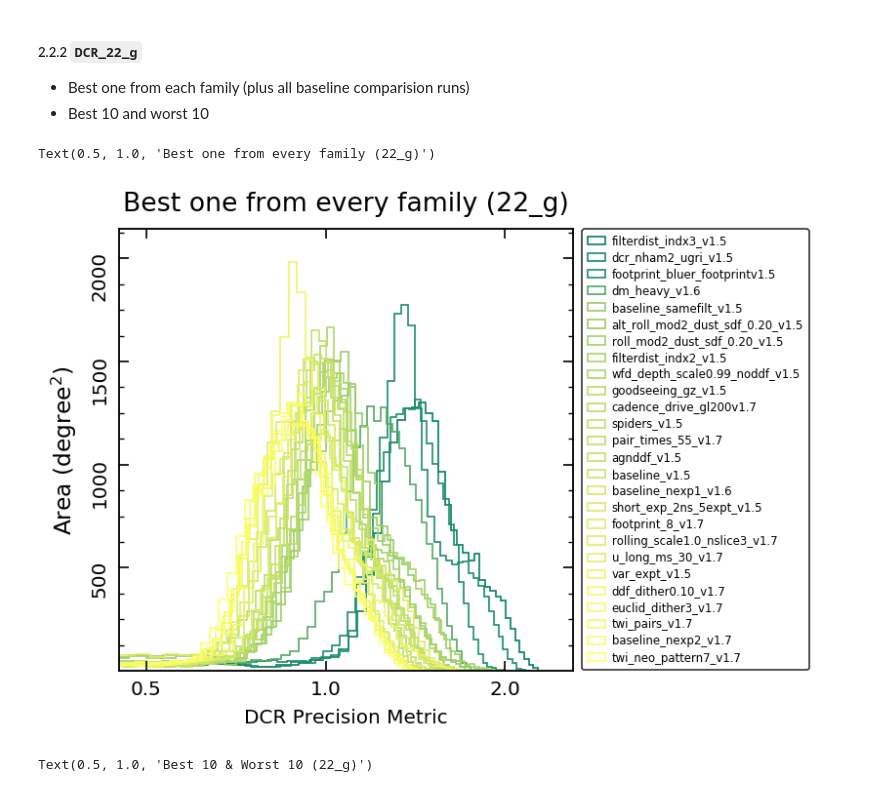
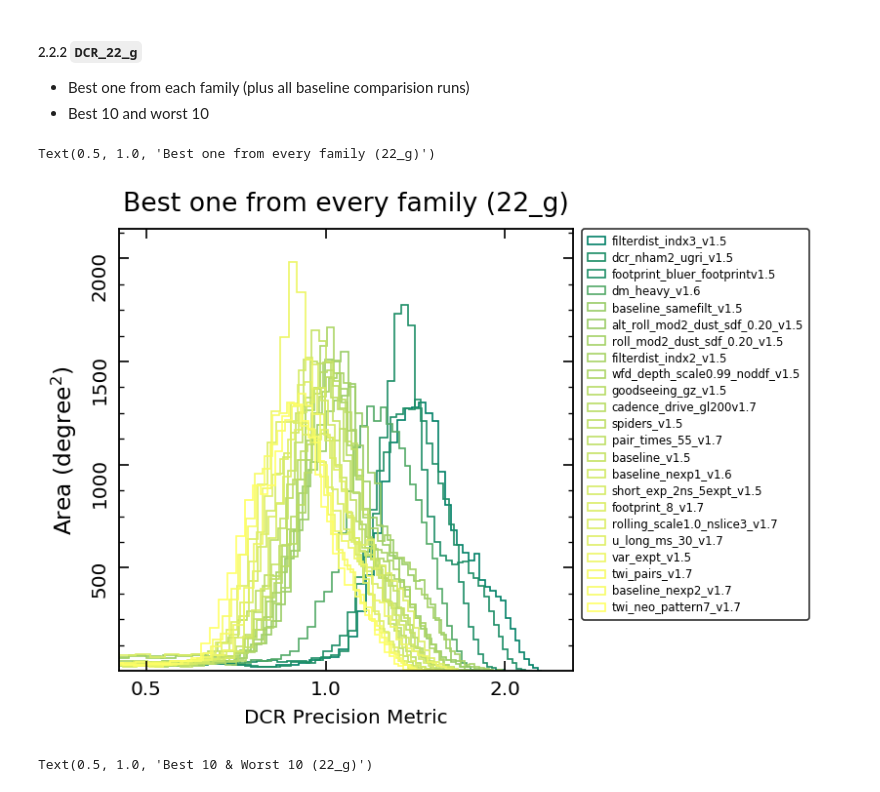
Before and after one commit to RichardsGroup/LSST_DCR, a Jupyter notebook: notebooks/03_Analyze_WFD.ipynb, the cells around one changed output. Saved outputs shown, nothing was run; the diff lists cells and outputs as text; code cells hidden in the pictures.

```diff
--- a/notebooks/03_Analyze_WFD.ipynb
+++ b/notebooks/03_Analyze_WFD.ipynb
@@ -146,6 +143,13 @@ summary_df_all.loc[summary_df_all.runName.isin(unique_comp_runs), 'family'] = 'b
 
 # sort by family
 summary_df_all = summary_df_all.sort_values('family').set_index('runName')
+# %%
+# remove ddf family
+non_ddf_rows = [row
+                for row
+                in summary_df_all.index
+                if not (('ddf' in row and 'noddf' not in row) or ('dither' in row))]
+summary_df_no_ddf = summary_df_all.loc[non_ddf_rows, :]
 # %% [markdown]
 #### 2.2 Pick the best (according to median values) from each family and plot summary/distributions
 # %%
@@ -160,11 +164,11 @@ norm_metric_g = summary_df_all.loc[norm_run, 'DCR_22_g_Median']
 # %%
 # sort by family and median
 # take the best from each family, but keep all three baselines
-best_u_family_no_baseline = summary_df_all[
-    summary_df_all.family != 'baseline'
+best_u_family_no_baseline = summary_df_no_ddf[
+    summary_df_no_ddf.family != 'baseline'
 ].sort_values(['family', 'DCR_22.15_u_Median']).drop_duplicates(subset='family')
 
-best_u_family = pd.concat([summary_df_all[summary_df_all.family == 'baseline'],
+best_u_family = pd.concat([summary_df_no_ddf[summary_df_no_ddf.family == 'baseline'],
                            best_u_family_no_baseline],
                           axis=0).sort_values('DCR_22.15_u_Median')
 
@@ -217,16 +221,16 @@ Text(0.5, 1.0, 'Best one from every family (22.15_u)')
 fig, ax = plt.subplots(1, 1, figsize=(5, 5), dpi=120)
 
 # resort by metric value
-summary_df_all = summary_df_all.sort_values('DCR_22.15_u_Median')
+summary_df_no_ddf = summary_df_no_ddf.sort_values('DCR_22.15_u_Median')
 
 # create normalization object
-uNormAll = mpl.colors.Normalize(vmin=summary_df_all['DCR_22.15_u_Median'].min(),
-                              vmax=summary_df_all['DCR_22.15_u_Median'].max())
+uNormAll = mpl.colors.Normalize(vmin=summary_df_no_ddf['DCR_22.15_u_Median'].min(),
+                                vmax=summary_df_no_ddf['DCR_22.15_u_Median'].max())
 bins = 60
 density = False
 
 # plot top 10
-for run in summary_df_all.index[:10]:
+for run in summary_df_no_ddf.index[:10]:
 
     # match keys
     keys = [*final_bundleDicts[run].keys()]
@@ -237,12 +241,12 @@ for run in summary_df_all.index[:10]:
     data = final_bundleDicts[run][metricKey].metricValues.data[~mask]
     data = data[~(np.isnan(data) | np.isinf(data))]
 
-    c = mpl.cm.summer(uNormAll(summary_df_all.loc[run, 'DCR_22.15_u_Median']))
+    c = mpl.cm.summer(uNormAll(summary_df_no_ddf.loc[run, 'DCR_22.15_u_Median']))
     ax.hist(norm_metric_u/data, bins=bins, histtype='step', color=c,
              density=density, label=f"{run[:run.find('v1.')+4]}")
 
 # plot worst 10
-for run in summary_df_all.index[-10:]:
+for run in summary_df_no_ddf.index[-10:]:
 
     # match keys
     keys = [*final_bundleDicts[run].keys()]
@@ -253,7 +257,7 @@ for run in summary_df_all.index[-10:]:
     data = final_bundleDicts[run][metricKey].metricValues.data[~mask]
     data = data[~(np.isnan(data) | np.isinf(data))]
 
-    c = mpl.cm.summer(uNormAll(summary_df_all.loc[run, 'DCR_22.15_u_Median']))
+    c = mpl.cm.summer(uNormAll(summary_df_no_ddf.loc[run, 'DCR_22.15_u_Median']))
     ax.hist(norm_metric_u/data, bins=bins, histtype='step', color=c,
              density=density, label=f"{run[:run.find('v1.')+4]}")
 
@@ -285,11 +289,11 @@ Text(0.5, 1.0, 'Best 10 & Worst 10 (22.15_u)')
 # %%
 # sort by family and median
 # take the best from each family, but keep all three baselines
-best_g_family_no_baseline = summary_df_all[
-    summary_df_all.family != 'baseline'
+best_g_family_no_baseline = summary_df_no_ddf[
+    summary_df_no_ddf.family != 'baseline'
 ].sort_values(['family', 'DCR_22_g_Median']).drop_duplicates(subset='family')
 
-best_g_family = pd.concat([summary_df_all[summary_df_all.family == 'baseline'],
+best_g_family = pd.concat([summary_df_no_ddf[summary_df_no_ddf.family == 'baseline'],
                            best_g_family_no_baseline],
                           axis=0).sort_values('DCR_22_g_Median')
 
@@ -309,34 +313,34 @@ for run in best_g_family.index:
     metricKey = [elem for elem in keys if elem[1] == 'DCR_22_g'][0]
 
     # need to mask the pixels that have no available data
     mask = final_bundleDicts[run][metricKey].metricValues.mask
     data = final_bundleDicts[run][metricKey].metricValues.data[~mask]
     data = data[~(np.isnan(data) | np.isinf(data))]
 
     c = mpl.cm.summer(gNorm(best_g_family.loc[run, 'DCR_22_g_Median']))
     ax.hist(norm_metric_g/data, bins=bins, histtype='step', color=c,
             density=density, label=f"{run[:run.find('v1.')+4]}")
 
 # tick & format
 ax.set_xscale('log', basex=10)
 ax.set_xbound(lower=0.45, upper=2.6)
 ax.tick_params(top=True, right=True, which='both')
 ax.xaxis.set_major_locator(plt.FixedLocator([0.5, 1, 2, 3.5]))
 ax.xaxis.set_major_formatter(plt.FormatStrFormatter('%.1f'))
 ax.xaxis.set_minor_locator(plt.NullLocator())
 
 # label & legend
 ax.set_xlabel('DCR Precision Metric', fontsize=12)
 ax.legend(fontsize=7, bbox_to_anchor=(1.0, 1.02), edgecolor='k', loc=2, labelspacing=0.35)
 
 ax.yaxis.set_major_locator(plt.FixedLocator(np.array([500, 1000, 1500, 2000])/(54.967783/60)**2))
 y_vals = ax.get_yticks()
 ax.set_yticklabels(['{:.0f}'.format(x * (54.967783/60)**2) for x in y_vals], rotation=90)
 ax.set_ylabel('Area ($\mathrm{degree^{2}}$)', labelpad=7)
 plt.title('Best one from every family (22_g)')
 # %% [output]
 Text(0.5, 1.0, 'Best one from every family (22_g)')
-[figure, old version]
+[figure, new version]
 # %%
 # plot distribution
 fig, ax = plt.subplots(1, 1, figsize=(5, 5), dpi=120)
```
Also changed, not shown: parts of 10 cells of this notebook, 1 other file.
